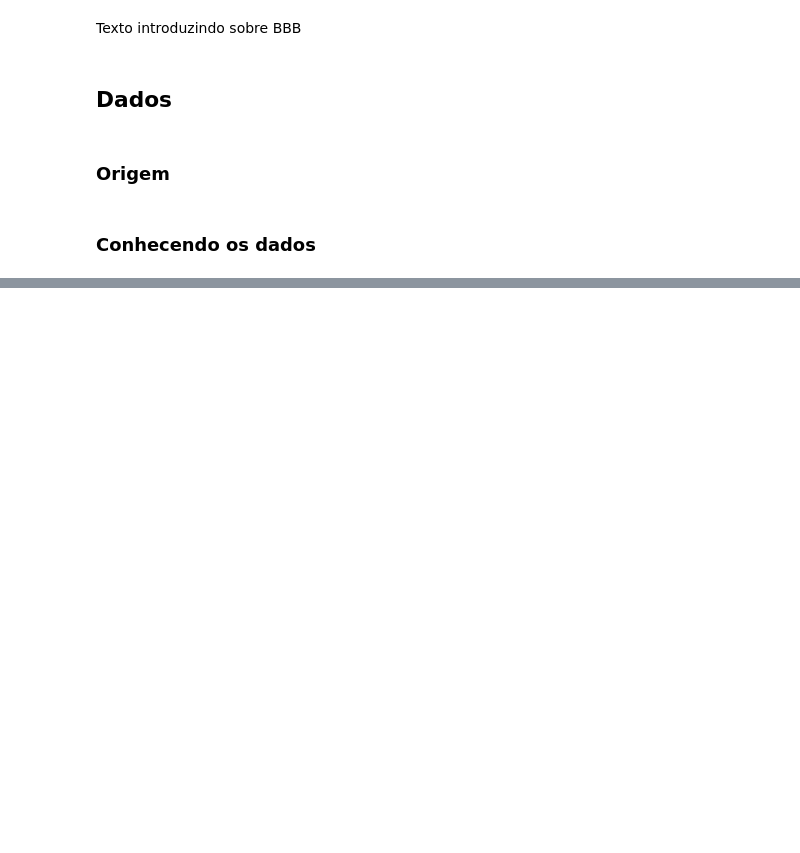
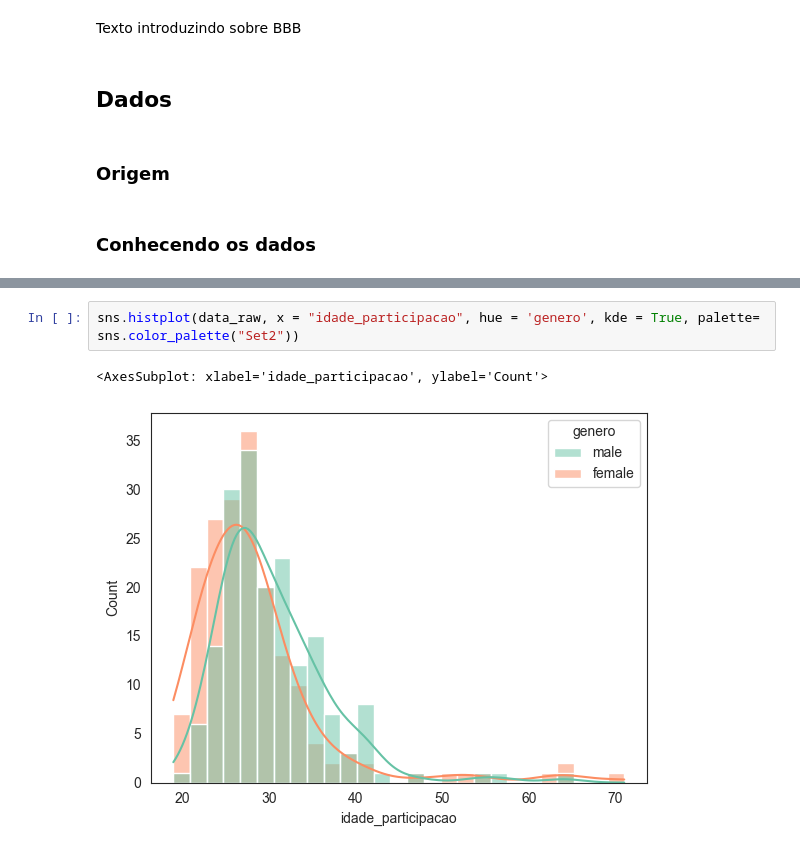
Before and after one commit to souzadecarlos/analise_bbb, a Jupyter notebook: main.ipynb, the cells around one changed output, grey strips where cells are left out. Saved outputs shown, nothing was run; the diff lists cells and outputs as text; blank space fills up the shorter version.

```diff
--- a/main.ipynb
+++ b/main.ipynb
@@ -40,0 +90,5 @@ Texto introduzindo sobre BBB
+# %%
+sns.histplot(data_raw, x = "idade_participacao", hue = 'genero', kde = True, palette= sns.color_palette("Set2"))
+# %% [output]
+<AxesSubplot: xlabel='idade_participacao', ylabel='Count'>
+[figure, added]
```
Also changed, not shown: parts of 26 cells of this notebook, 21 other files.
